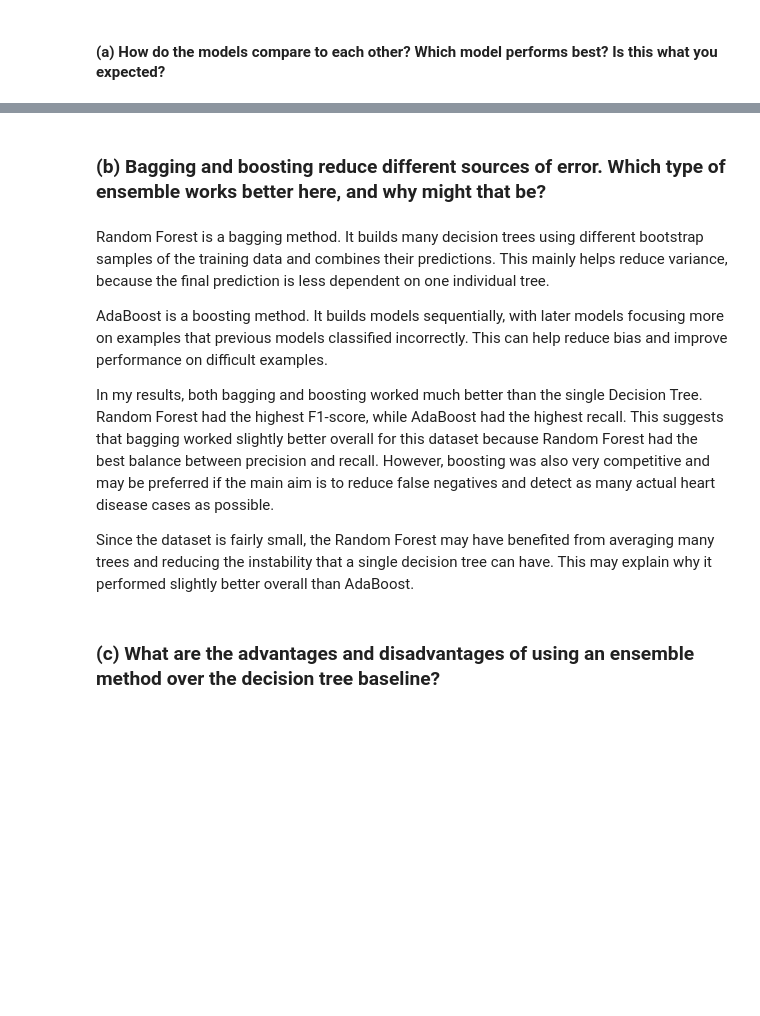
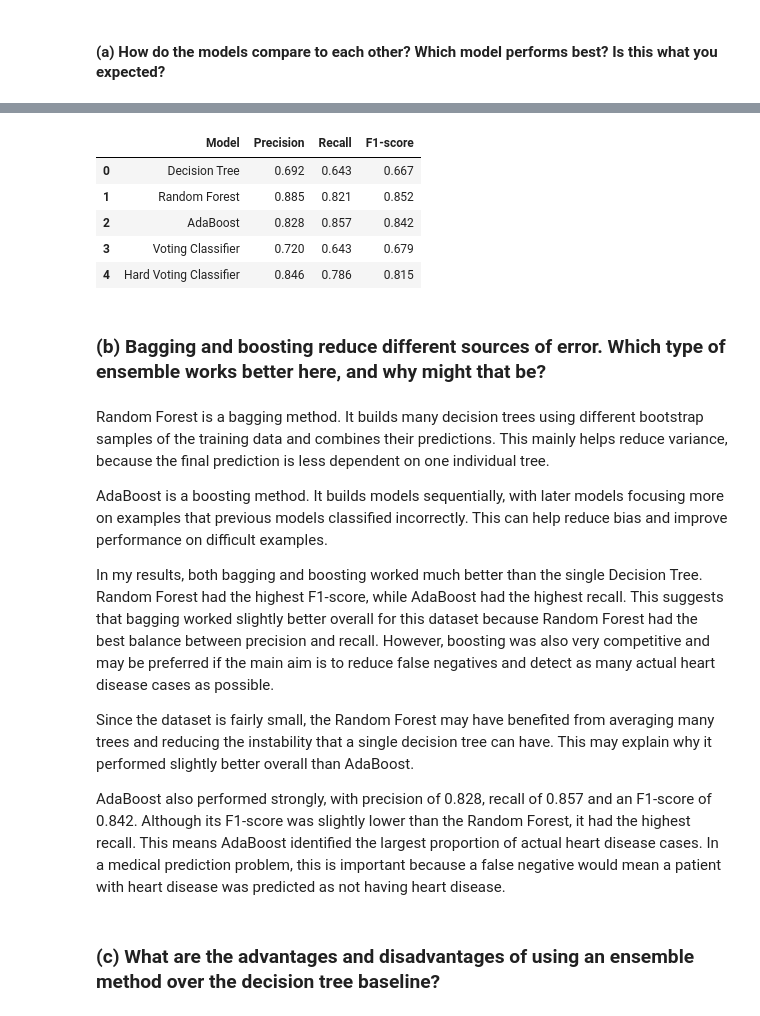
Before and after one commit to saltyypringle/CITS5508-Assignments, a Jupyter notebook: Assignment_2_Dipika_Choudhury.ipynb, the cells around one changed output, grey strips where cells are left out. Drawn from its saved outputs; the diff is of its cells as text; code cells hidden in the pictures; blank space fills up the shorter version.

```diff
--- a/Assignment_2_Dipika_Choudhury.ipynb
+++ b/Assignment_2_Dipika_Choudhury.ipynb
@@ -385,3 +387,58 @@ Overall, the Random Forest was the best model based on F1-score, while AdaBoost
+# %%
+from sklearn.metrics import precision_score, recall_score, f1_score
+
+hard_voting_model = VotingClassifier(
+    estimators=[
+        ("decision_tree", dt_model),
+        ("random_forest", rf_model),
+        ("adaboost", ada_model)
+    ],
+    voting="hard"
+)
+
+hard_voting_model.fit(X_train, y_train)
+
+y_pred_hard_voting = hard_voting_model.predict(X_test)
+
+model_results = pd.DataFrame({
+    "Model": [
+        "Decision Tree",
+        "Random Forest",
+        "AdaBoost",
+        "Voting Classifier",
+        "Hard Voting Classifier"
+    ],
+    "Precision": [
+        precision_score(y_test, y_pred_dt),
+        precision_score(y_test, y_pred_rf),
+        precision_score(y_test, y_pred_ada),
+        precision_score(y_test, y_pred_voting),
+        precision_score(y_test, y_pred_hard_voting)
+    ],
+    "Recall": [
+        recall_score(y_test, y_pred_dt),
+        recall_score(y_test, y_pred_rf),
+        recall_score(y_test, y_pred_ada),
+        recall_score(y_test, y_pred_voting),
+        recall_score(y_test, y_pred_hard_voting)
+    ],
+    "F1-score": [
+        f1_score(y_test, y_pred_dt),
+        f1_score(y_test, y_pred_rf),
+        f1_score(y_test, y_pred_ada),
+        f1_score(y_test, y_pred_voting),
+        f1_score(y_test, y_pred_hard_voting)
+    ]
+})
+
+model_results.round(3)
+# %% [output]
+|  | Model | Precision | Recall | F1-score |
+| 0 | Decision Tree | 0.692 | 0.643 | 0.667 |
+| 1 | Random Forest | 0.885 | 0.821 | 0.852 |
+| 2 | AdaBoost | 0.828 | 0.857 | 0.842 |
+| 3 | Voting Classifier | 0.720 | 0.643 | 0.679 |
+| 4 | Hard Voting Classifier | 0.846 | 0.786 | 0.815 |
 # %% [markdown]
 ### (b) Bagging and boosting reduce different sources of error. Which type of ensemble works better here, and why might that be?
 # %% [markdown]
@@ -392,6 +449,8 @@ AdaBoost is a boosting method. It builds models sequentially, with later models
 In my results, both bagging and boosting worked much better than the single Decision Tree. Random Forest had the highest F1-score, while AdaBoost had the highest recall. This suggests that bagging worked slightly better overall for this dataset because Random Forest had the best balance between precision and recall. However, boosting was also very competitive and may be preferred if the main aim is to reduce false negatives and detect as many actual heart disease cases as possible.
 
 Since the dataset is fairly small, the Random Forest may have benefited from averaging many trees and reducing the instability that a single decision tree can have. This may explain why it performed slightly better overall than AdaBoost.
+
+AdaBoost also performed strongly, with precision of 0.828, recall of 0.857 and an F1-score of 0.842. Although its F1-score was slightly lower than the Random Forest, it had the highest recall. This means AdaBoost identified the largest proportion of actual heart disease cases. In a medical prediction problem, this is important because a false negative would mean a patient with heart disease was predicted as not having heart disease.
 # %% [markdown]
 ### (c) What are the advantages and disadvantages of using an ensemble method over the decision tree baseline?
 # %% [markdown]
```
Also changed, not shown: parts of 19 cells of this notebook.
